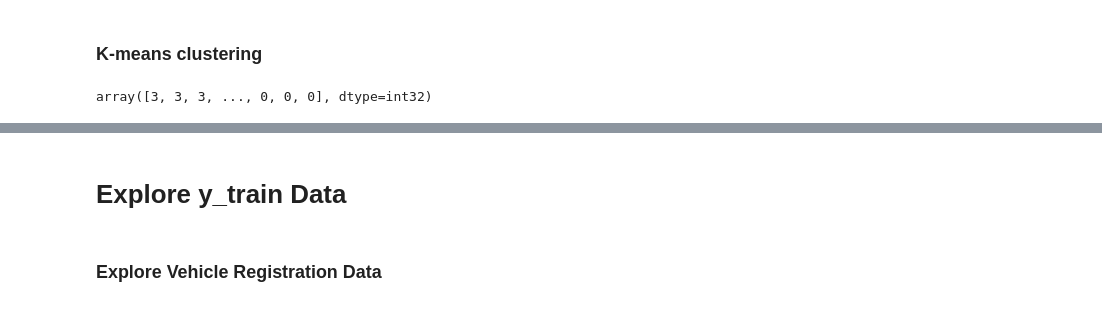
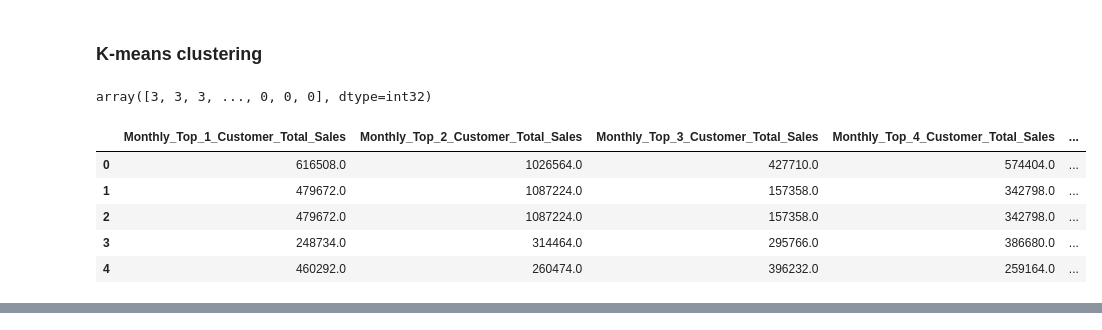
Before and after one commit to thejosephallen/rtw19-hacks, a Jupyter notebook: hackathon-packet/rtw_data_exploration.ipynb, the cells around one changed output, grey strips where cells are left out. Cells and saved outputs as stored; diff of their text form; code cells hidden in the pictures.

```diff
--- a/hackathon-packet/rtw_data_exploration.ipynb
+++ b/hackathon-packet/rtw_data_exploration.ipynb
@@ -159 +148,13 @@ sales_n_labels['Clusters'] = labels
+# %%
+# Format results as a DataFrame
+sales_n_labels = X_train.loc[:,'Monthly_Top_1_Customer_Total_Sales':]
+sales_n_labels['Clusters'] = labels
+sales_n_labels.head()
+# %% [output]
+|  | Monthly_Top_1_Customer_Total_Sales | Monthly_Top_2_Customer_Total_Sales | Monthly_Top_3_Customer_Total_Sales | Monthly_Top_4_Customer_Total_Sales | ... |
+| 0 | 616508.0 | 1026564.0 | 427710.0 | 574404.0 | ... |
+| 1 | 479672.0 | 1087224.0 | 157358.0 | 342798.0 | ... |
+| 2 | 479672.0 | 1087224.0 | 157358.0 | 342798.0 | ... |
+| 3 | 248734.0 | 314464.0 | 295766.0 | 386680.0 | ... |
+| 4 | 460292.0 | 260474.0 | 396232.0 | 259164.0 | ... |
 # %%
@@ -166,5 +168,3 @@ sales_n_labels.groupby('Clusters').mean()
 | 2 | 3.319228e+05 | 252722.999146 | 199498.453892 | 177738.516406 | ... |
 | 3 | 4.946927e+05 | 660849.478395 | 730296.595534 | 357182.454635 | ... |
 | 4 | 6.793607e+05 | 328257.171004 | 271686.488316 | 228222.558309 | ... |
-# %% [markdown]
-# Explore y_train Data
@@ -174,2 +170,0 @@ y_train[y_train.values < 0].head()
-# %% [markdown]
-### Explore Vehicle Registration Data
```
Also changed, not shown: parts of 9 cells of this notebook.
